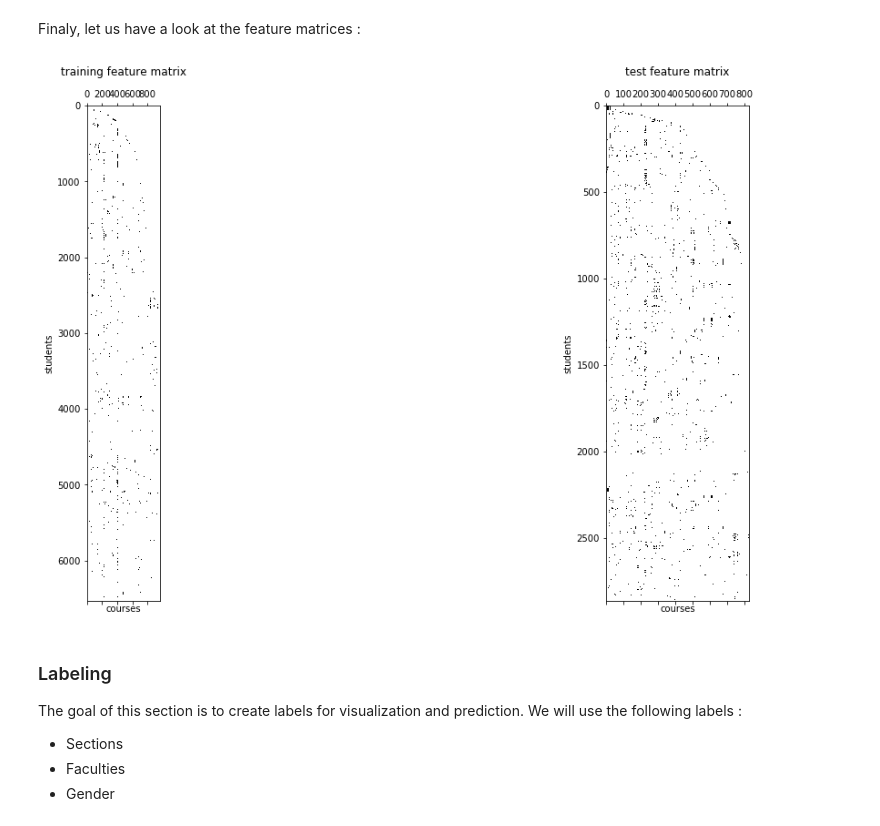
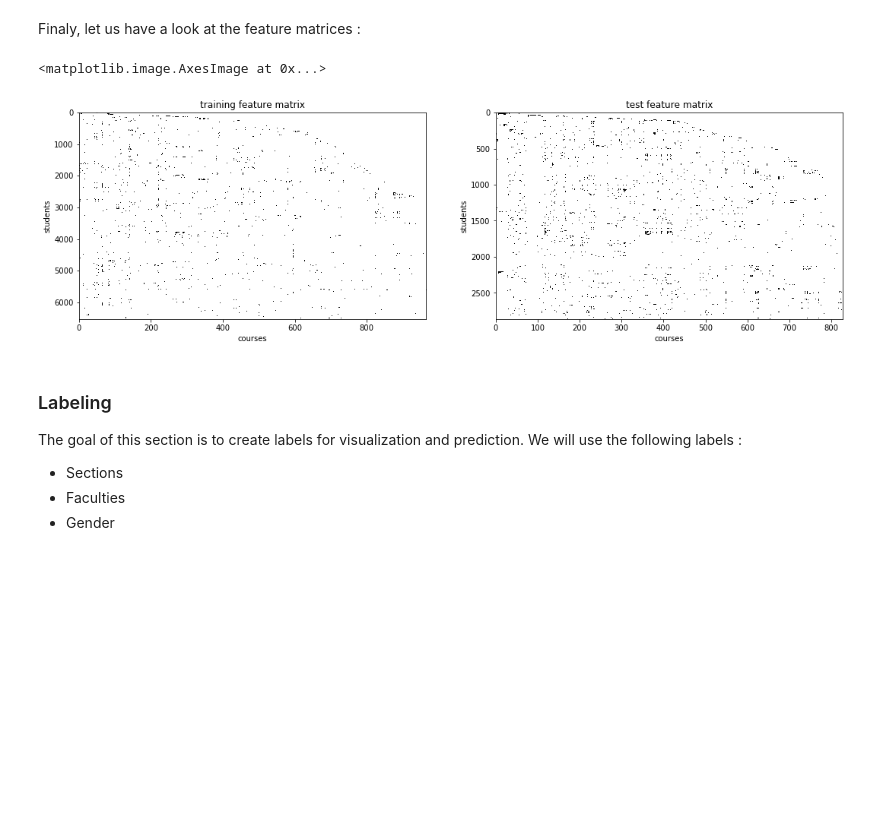
Before and after one commit to jm-x-1/NTDS_2019_PROJECT_TEAM_1, a Jupyter notebook: Source/team_1_main.ipynb, the cells around one changed output. Drawn from its saved outputs; the diff is of its cells as text; code cells hidden in the pictures; blank space fills up the shorter version.

```diff
--- a/Source/team_1_main.ipynb
+++ b/Source/team_1_main.ipynb
@@ -146,22 +147,23 @@ for idx, row in pd_master_test.iterrows():
 Finaly, let us have a look at the feature matrices :
 # %%
 # plot feature matrices
-fig = plt.figure(figsize=(20,10))
+
+fig = plt.figure(figsize=(18,5))
+
 plt.subplot(121)
-plt.spy(student_course_matrix)
-plt.title("training feature matrix")
-plt.ylabel("students")
-plt.xlabel("courses")
+plt.xlabel('courses')
+plt.ylabel('students')
+plt.title('training feature matrix')
+plt.imshow(student_course_matrix, aspect='auto', cmap='binary')
 
 plt.subplot(122)
-plt.spy(student_course_matrix_test)
-plt.title("test feature matrix")
-plt.ylabel("students")
-plt.xlabel("courses")
-
-plt.show()
+plt.xlabel('courses')
+plt.ylabel('students')
+plt.title('test feature matrix')
+plt.imshow(student_course_matrix_test, aspect='auto', cmap='binary')
 # %% [output]
+<matplotlib.image.AxesImage at 0x...>
-[figure, old version]
+[figure, new version]
 # %% [markdown]
 ### Labeling
 The goal of this section is to create labels for visualization and prediction. We will use the following labels :
```
Also changed, not shown: parts of 29 cells of this notebook, 6 other files.
